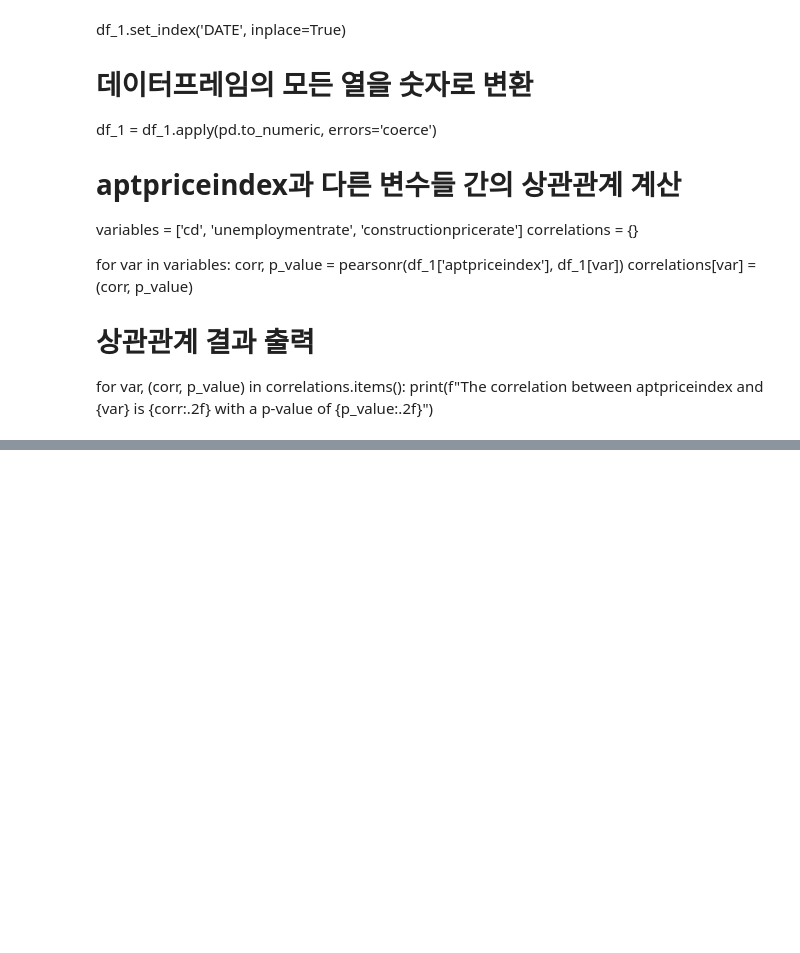
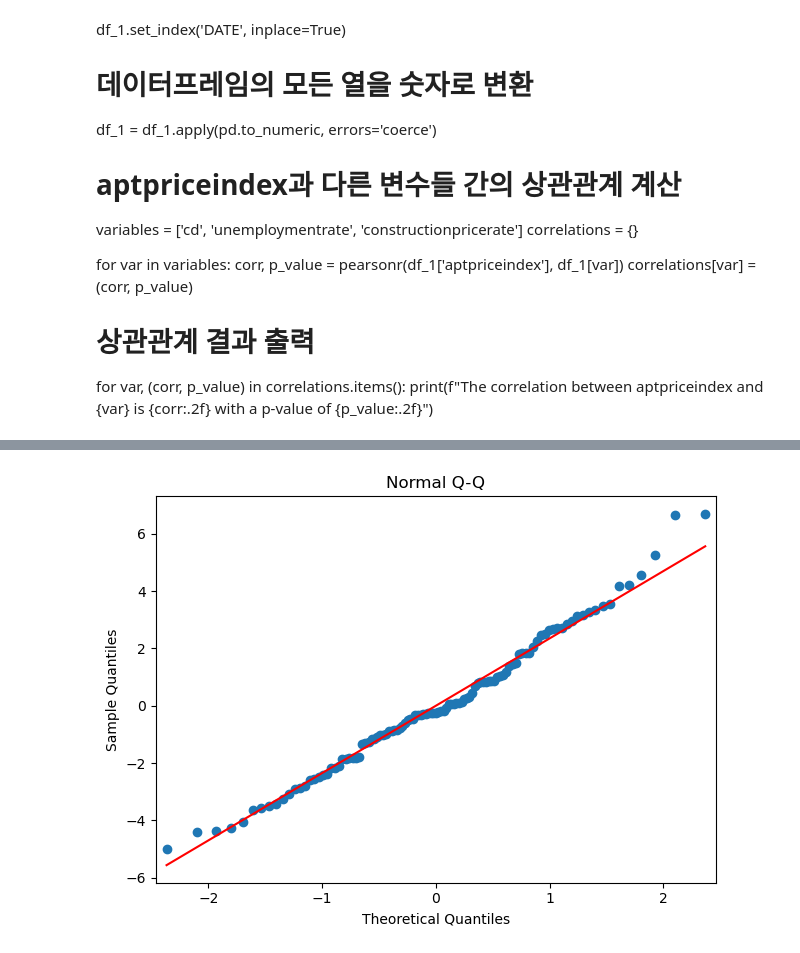
Before and after one commit to jsm326/han-toss-dashboard, a Jupyter notebook: python240715.ipynb, the cells around one changed output, grey strips where cells are left out. Drawn from its saved outputs; the diff is of its cells as text; code cells hidden in the pictures; blank space fills up the shorter version.

```diff
--- a/python240715.ipynb
+++ b/python240715.ipynb
@@ -147,0 +145,8 @@ strong multicollinearity or other numerical problems.
+# %%
+# 2. 잔차의 정규성 검정 (Q-Q Plot)
+sm.qqplot(model.resid, line='s')
+plt.title('Normal Q-Q')
+plt.tight_layout()
+plt.show()
+# %% [output]
+[figure, added]
```
Also changed, not shown: parts of 12 cells of this notebook, 1 other file.
